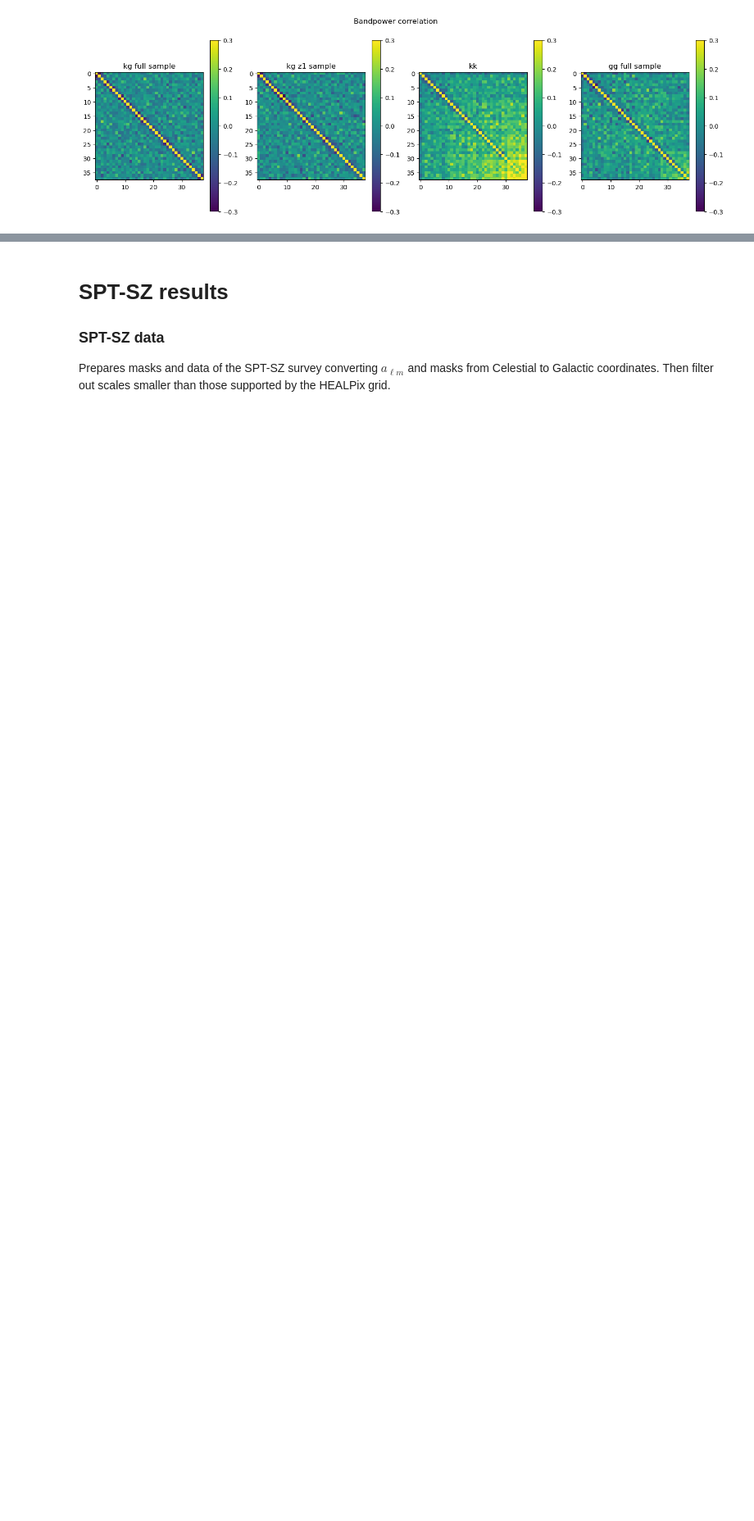
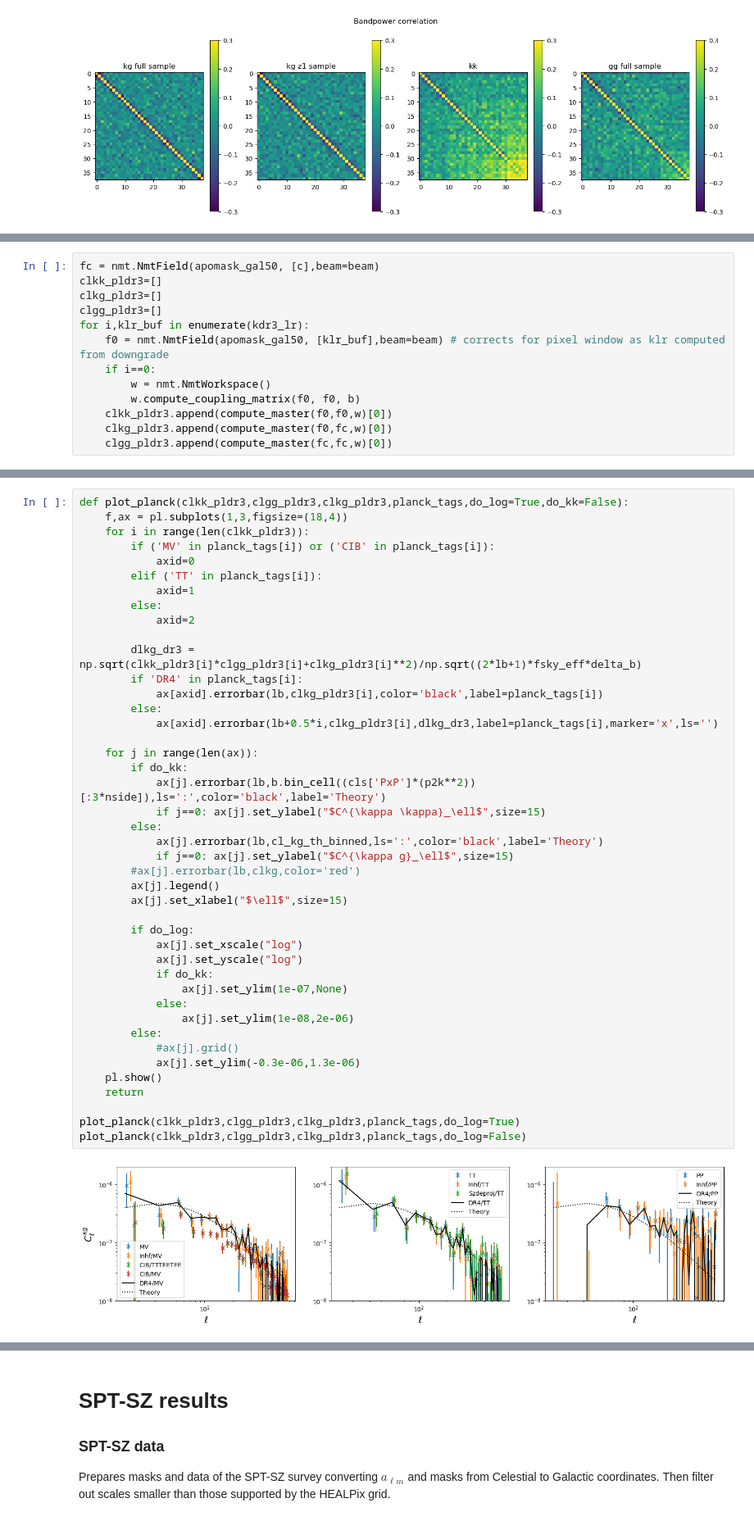
Before and after one commit to kstoreyf/gaia-quasars-lss, a Jupyter notebook: notebooks/gaia_qso_data_pstest.ipynb, the cells around one changed output, grey strips where cells are left out. Shown at 82% size. Cells and saved outputs as stored; diff of their text form; blank space fills up the shorter version.

```diff
--- a/notebooks/gaia_qso_data_pstest.ipynb
+++ b/notebooks/gaia_qso_data_pstest.ipynb
@@ -1172,0 +1342,13 @@ pl.show()
+# %%
+fc = nmt.NmtField(apomask_gal50, [c],beam=beam)
+clkk_pldr3=[]
+clkg_pldr3=[]
+clgg_pldr3=[]
+for i,klr_buf in enumerate(kdr3_lr):
+    f0 = nmt.NmtField(apomask_gal50, [klr_buf],beam=beam) # corrects for pixel window as klr computed from downgrade
+    if i==0:
+        w = nmt.NmtWorkspace()
+        w.compute_coupling_matrix(f0, f0, b)
+    clkk_pldr3.append(compute_master(f0,f0,w)[0])
+    clkg_pldr3.append(compute_master(f0,fc,w)[0])
+    clgg_pldr3.append(compute_master(fc,fc,w)[0])
@@ -1172,0 +1363,45 @@ pl.show()
+# %%
+def plot_planck(clkk_pldr3,clgg_pldr3,clkg_pldr3,planck_tags,do_log=True,do_kk=False):
+    f,ax = pl.subplots(1,3,figsize=(18,4))
+    for i in range(len(clkk_pldr3)):
+        if ('MV' in planck_tags[i]) or ('CIB' in planck_tags[i]):
+            axid=0
+        elif ('TT' in planck_tags[i]):
+            axid=1
+        else:
+            axid=2
+
+        dlkg_dr3 = np.sqrt(clkk_pldr3[i]*clgg_pldr3[i]+clkg_pldr3[i]**2)/np.sqrt((2*lb+1)*fsky_eff*delta_b)
+        if 'DR4' in planck_tags[i]:
+            ax[axid].errorbar(lb,clkg_pldr3[i],color='black',label=planck_tags[i])
+        else:
+            ax[axid].errorbar(lb+0.5*i,clkg_pldr3[i],dlkg_dr3,label=planck_tags[i],marker='x',ls='')
+
+    for j in range(len(ax)):
+        if do_kk:
+            ax[j].errorbar(lb,b.bin_cell((cls['PxP']*(p2k**2))[:3*nside]),ls=':',color='black',label='Theory')
+            if j==0: ax[j].set_ylabel("$C^{\kappa \kappa}_\ell$",size=15)
+        else:
+            ax[j].errorbar(lb,cl_kg_th_binned,ls=':',color='black',label='Theory')
+            if j==0: ax[j].set_ylabel("$C^{\kappa g}_\ell$",size=15)
+        #ax[j].errorbar(lb,clkg,color='red')
+        ax[j].legend()
+        ax[j].set_xlabel("$\ell$",size=15)
+
+        if do_log:
+            ax[j].set_xscale("log")
+            ax[j].set_yscale("log")
+            if do_kk:
+                ax[j].set_ylim(1e-07,None)
+            else:
+                ax[j].set_ylim(1e-08,2e-06)
+        else:
+            #ax[j].grid()
+            ax[j].set_ylim(-0.3e-06,1.3e-06)
+    pl.show()
+    return
+
+plot_planck(clkk_pldr3,clgg_pldr3,clkg_pldr3,planck_tags,do_log=True)
+plot_planck(clkk_pldr3,clgg_pldr3,clkg_pldr3,planck_tags,do_log=False)
+# %% [output]
+[figure, added]
```
Also changed, not shown: parts of 23 cells of this notebook.
